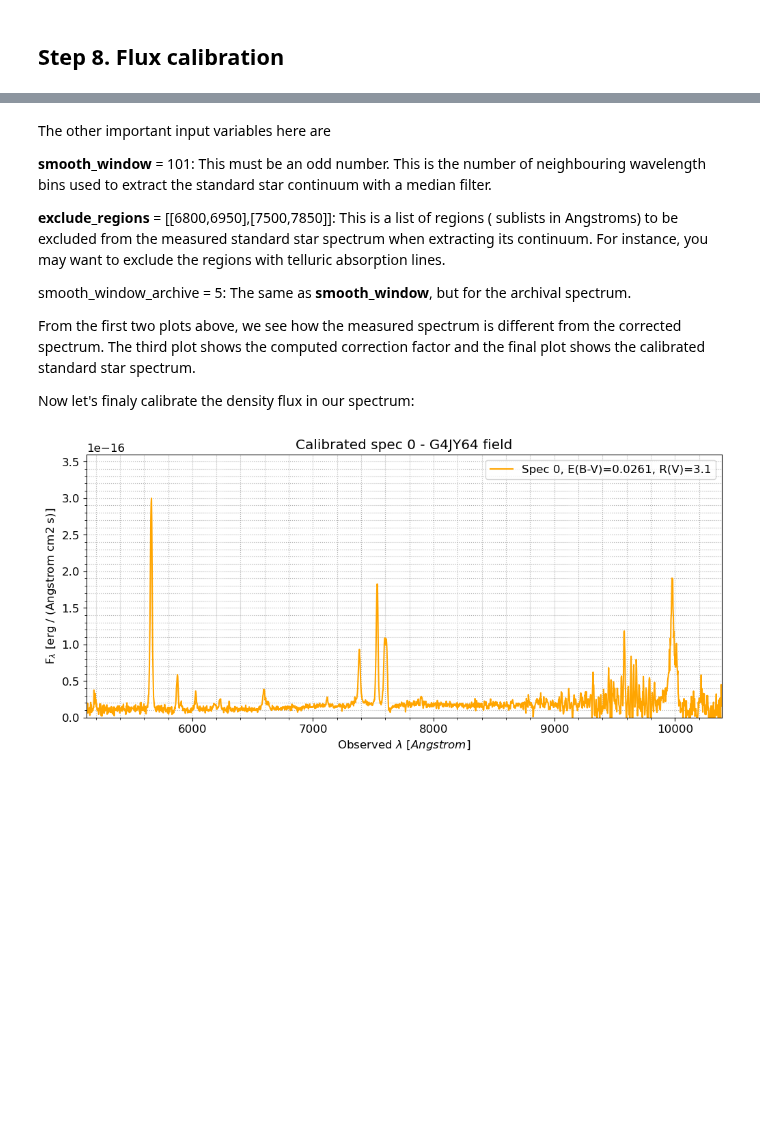
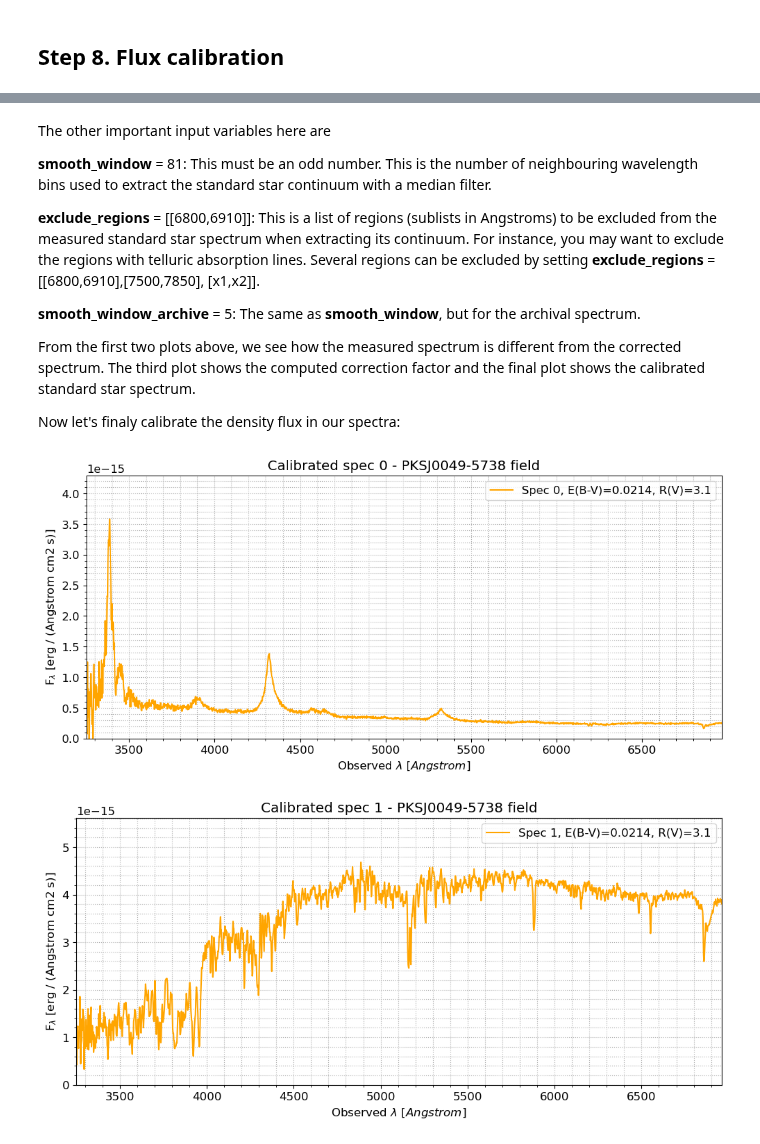
Before and after one commit to ranieremenezes/easyspec, a Jupyter notebook: tutorial/spectroscopy_tracing_easyspec.ipynb, the cells around one changed output, grey strips where cells are left out. Cells and saved outputs as stored; diff of their text form; code cells hidden in the pictures; blank space fills up the shorter version.

Commit message:
Updated tutorials and median model

```diff
--- a/tutorial/spectroscopy_tracing_easyspec.ipynb
+++ b/tutorial/spectroscopy_tracing_easyspec.ipynb
@@ -133,8 +162,7 @@ spec_std_list, lamp_spec_list_std, lamp_peak_positions_list_std = extraction.ext
-# %%
-lamp_peak_positions_list_std = [np.asarray([412, 553, 619, 833, 1156, 1520, 1711])]
-corresponding_wavelengths = [6143.0626,6506.5281, 6678.2762, 7245.1666,8112.9012,9122.967,9657.7060]
+# %%
+corresponding_wavelengths = [3650.1580, 4046.5650, 4358.3350, 5460.7500, 5790.6700, 6096.1631, 6402.2480, 6929.4673]
 # %%
 wavelengths_std, _ = extraction.wavelength_calibration(lamp_peak_positions_list_std, corresponding_wavelengths, poly_order=3, diagnostic_plots = False)
 # %%
-spec_atm_corrected_std = extraction.extinction_correction(spec_std_list, wavelengths_std, observatory="lapalma", data_type="std_star", custom_observatory = None, spline_order = 1, plots = True)
+spec_atm_corrected_std = extraction.extinction_correction(spec_std_list, wavelengths_std, observatory=observatory, data_type="std_star", custom_observatory = None, spline_order = 1, plots = True)
 # %% [output]
@@ -190,3 +218,3 @@ In our case, the standard star dataset is std_star_dataset="irscal", and the dat
 # %%
-correction_factor = extraction.std_star_normalization(spec_atm_corrected_std, wavelengths_std, std_star_dataset="irscal", std_star_archive_file = "bd332642.dat", smooth_window = 101, exclude_regions = [[6800,6950],[7500,7850]], smooth_window_archive = 5, interpolation_order=2, plots = True)
+correction_factor = extraction.std_star_normalization(spec_atm_corrected_std, wavelengths_std, std_star_dataset="ctionewcal", std_star_archive_file = "l4364blue.dat", smooth_window = 81, exclude_regions = [[6800,6910]], smooth_window_archive = 5, interpolation_order=2, plots = True)
 # %% [output]
@@ -198,18 +226,19 @@ Dataset of the KPNO IRS standards at 78 bandpasses, data from various sources tr
 # %% [markdown]
 The other important input variables here are
 
-**smooth_window** = 101: This must be an odd number. This is the number of neighbouring wavelength bins used to extract the standard star continuum with a median filter.
+**smooth_window** = 81: This must be an odd number. This is the number of neighbouring wavelength bins used to extract the standard star continuum with a median filter.
 
-**exclude_regions** = [[6800,6950],[7500,7850]]: This is a list of regions ( sublists in Angstroms) to be excluded from the measured standard star spectrum when extracting its continuum. For instance, you may want to exclude the regions with telluric absorption lines.
+**exclude_regions** = [[6800,6910]]: This is a list of regions (sublists in Angstroms) to be excluded from the measured standard star spectrum when extracting its continuum. For instance, you may want to exclude the regions with telluric absorption lines. Several regions can be excluded by setting **exclude_regions** = [[6800,6910],[7500,7850], [x1,x2]].
 
-smooth_window_archive = 5: The same as **smooth_window**, but for the archival spectrum.
+**smooth_window_archive** = 5: The same as **smooth_window**, but for the archival spectrum.
 
 From the first two plots above, we see how the measured spectrum is different from the corrected spectrum. The third plot shows the computed correction factor and the final plot shows the calibrated standard star spectrum.
 
-Now let's finaly calibrate the density flux in our spectrum:
+Now let's finaly calibrate the density flux in our spectra:
 # %%
 calibrated_flux = extraction.target_flux_calibration(wavelengths_list, spec_atm_corrected_list, correction_factor, reddening = reddening, Rv = None,
-                                                     wavelength_cuts = [4500,11500], output_directory = output_directory, save_spec = True, plot = True)
+                                                     wavelength_cuts = [3250,7500], output_directory = output_directory, save_spec = True, plot = True)
 # %% [output]
-[figure, old version]
+[figure, new version]
+[figure, added]
 # %% [markdown]
```
Also changed, not shown: parts of 30 cells of this notebook, 2 other files.
